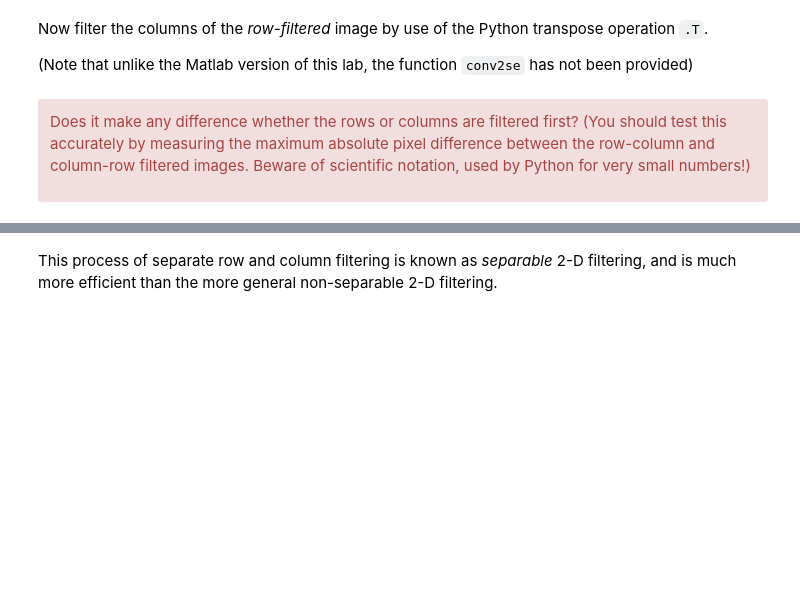
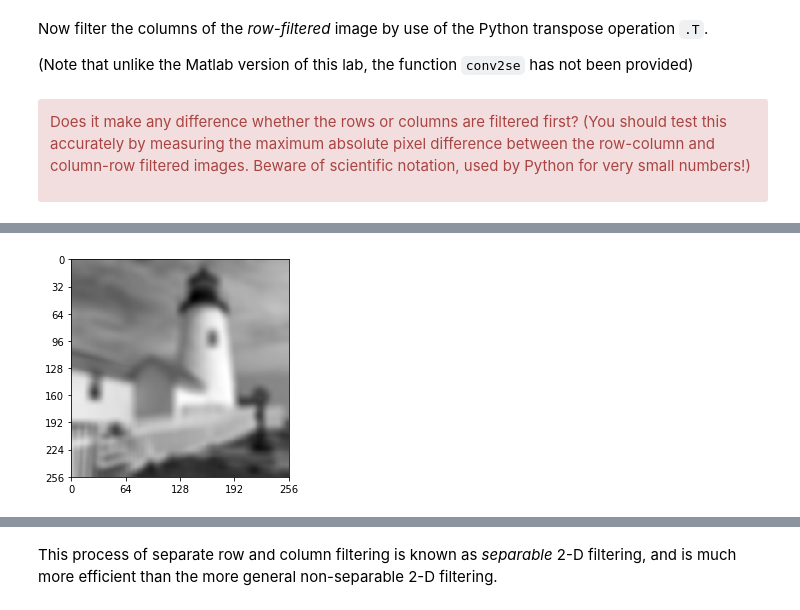
Before and after one commit to barkermrl/ImageProcessing, a Jupyter notebook: 5-simple-image-filtering.ipynb, the cells around one changed output, grey strips where cells are left out. Cells and saved outputs as stored; diff of their text form; code cells hidden in the pictures; blank space fills up the shorter version.

```diff
--- a/5-simple-image-filtering.ipynb
+++ b/5-simple-image-filtering.ipynb
@@ -188,0 +199,8 @@ Does it make any difference whether the rows or columns are filtered first? (You
+# %%
+h = halfcos(15)
+Xf_row_first = convse(convse(X, h).T, h).T
+
+fig, ax = plt.subplots()
+plot_image(Xf_row_first, ax=ax);
+# %% [output]
+[figure, added]
```
Also changed, not shown: parts of 9 cells of this notebook, 1 other file.
